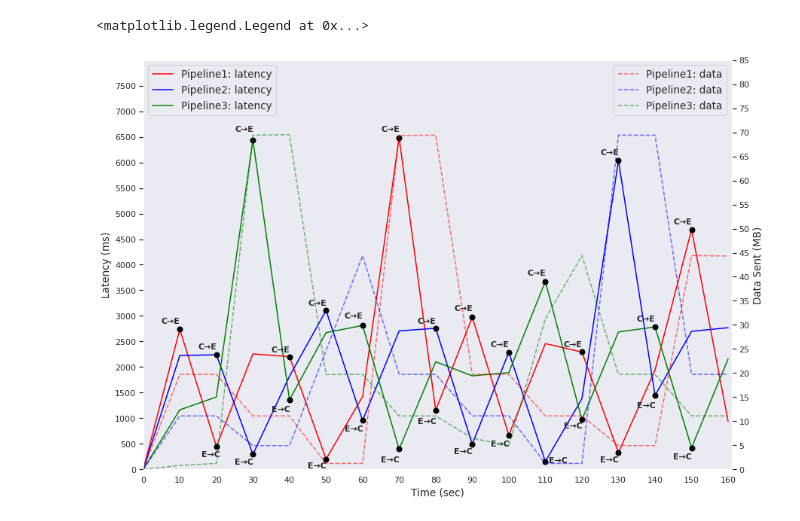
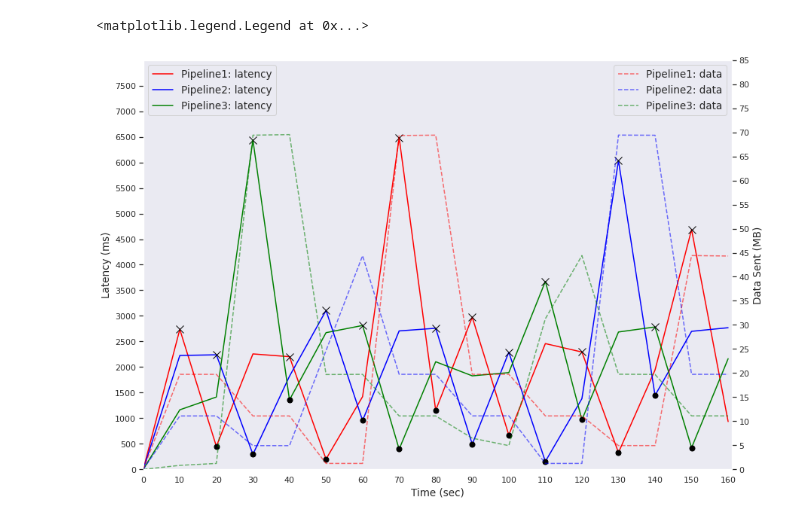
Before and after one commit to LBacchiani/birex_orchestrator, a Jupyter notebook: multiple_pipeline.ipynb, the cells around one changed output. Cells and saved outputs as stored; diff of their text form; code cells hidden in the pictures.

```diff
--- a/multiple_pipeline.ipynb
+++ b/multiple_pipeline.ipynb
@@ -363,113 +282,116 @@ l3 = ax.plot(
 
 
 ###swap points#####
+
+# x (cloud -> edge) o (edge -> cloud)
+
 ms = 7
-ax.plot(1, 2736, linewidth=100, marker="o", markersize=ms, markeredgecolor="black", markerfacecolor="black", zorder=10000)
-ax.text(0.5, 2850, "C\u2192E", fontsize=11, fontweight='bold', zorder=100000)
+ax.plot(1, 2736, linewidth=100000, marker="x", markersize=ms+3, markeredgecolor="black", markerfacecolor="black", zorder=10000)
+#ax.text(0.5, 2850, "C\u2192E", fontsize=11, fontweight='bold', zorder=100000)
 
 ax.plot(2, 448.5, linewidth=100, marker="o", markersize=ms, markeredgecolor="black", markerfacecolor="black", zorder=10000)
-ax.text(1.6, 250, "E\u2192C", fontsize=11, fontweight='bold', zorder=100000)
+#ax.text(1.6, 250, "E\u2192C", fontsize=11, fontweight='bold', zorder=100000)
 
-ax.plot(2, 2239, linewidth=100, marker="o", markersize=ms, markeredgecolor="black", markerfacecolor="black", zorder=10000)
-ax.text(1.5, 2350, "C\u2192E", fontsize=11, fontweight='bold', zorder=100000)
+ax.plot(2, 2239, linewidth=100, marker="x", markersize=ms+3, markeredgecolor="black", markerfacecolor="black", zorder=10000)
+#ax.text(1.5, 2350, "C\u2192E", fontsize=11, fontweight='bold', zorder=100000)
 
 ax.plot(3, 293.5, linewidth=100, marker="o", markersize=ms, markeredgecolor="black", markerfacecolor="black", zorder=10000)
-ax.text(2.5, 100, "E\u2192C", fontsize=11, fontweight='bold', zorder=100000)
+#ax.text(2.5, 100, "E\u2192C", fontsize=11, fontweight='bold', zorder=100000)
 
-ax.plot(3, 6436.5, linewidth=100, marker="o", markersize=ms, markeredgecolor="black", markerfacecolor="black", zorder=10000)
-ax.text(2.5, 6600, "C\u2192E", fontsize=11, fontweight='bold', zorder=100000)
+ax.plot(3, 6436.5, linewidth=100, marker="x", markersize=ms+3, markeredgecolor="black", markerfacecolor="black", zorder=10000)
+#ax.text(2.5, 6600, "C\u2192E", fontsize=11, fontweight='bold', zorder=100000)
 
 ax.plot(4, 1358, linewidth=100, marker="o", markersize=ms, markeredgecolor="black", markerfacecolor="black", zorder=10000)
-ax.text(3.5, 1130, "E\u2192C", fontsize=11, fontweight='bold', zorder=100000)
+#ax.text(3.5, 1130, "E\u2192C", fontsize=11, fontweight='bold', zorder=100000)
 
-ax.plot(4, 2202, linewidth=100, marker="o", markersize=ms, markeredgecolor="black", markerfacecolor="black", zorder=10000)
-ax.text(3.5, 2300, "C\u2192E", fontsize=11, fontweight='bold', zorder=100000)
+ax.plot(4, 2202, linewidth=100, marker="x", markersize=ms+3, markeredgecolor="black", markerfacecolor="black", zorder=10000)
+#ax.text(3.5, 2300, "C\u2192E", fontsize=11, fontweight='bold', zorder=100000)
 
 ax.plot(5, 200.5, linewidth=100, marker="o", markersize=ms, markeredgecolor="black", markerfacecolor="black", zorder=10000)
-ax.text(4.5, 20, "E\u2192C", fontsize=11, fontweight='bold', zorder=100000)
+#ax.text(4.5, 20, "E\u2192C", fontsize=11, fontweight='bold', zorder=100000)
 
-ax.plot(5, 3106, linewidth=100, marker="o", markersize=ms, markeredgecolor="black", markerfacecolor="black", zorder=10000)
-ax.text(4.5, 3200, "C\u2192E", fontsize=11, fontweight='bold', zorder=100000)
+ax.plot(5, 3106, linewidth=100, marker="x", markersize=ms+3, markeredgecolor="black", markerfacecolor="black", zorder=10000)
+#ax.text(4.5, 3200, "C\u2192E", fontsize=11, fontweight='bold', zorder=100000)
 
 ax.plot(6, 954.5, linewidth=100, marker="o", markersize=ms, markeredgecolor="black", markerfacecolor="black", zorder=10000)
-ax.text(5.5, 750, "E\u2192C", fontsize=11, fontweight='bold', zorder=100000)
+#ax.text(5.5, 750, "E\u2192C", fontsize=11, fontweight='bold', zorder=100000)
 
-ax.plot(6, 2812.75, linewidth=100, marker="o", markersize=ms, markeredgecolor="black", markerfacecolor="black", zorder=10000)
-ax.text(5.5, 2950, "C\u2192E", fontsize=11, fontweight='bold', zorder=100000)
+ax.plot(6, 2812.75, linewidth=100, marker="x", markersize=ms+3, markeredgecolor="black", markerfacecolor="black", zorder=10000)
+#ax.text(5.5, 2950, "C\u2192E", fontsize=11, fontweight='bold', zorder=100000)
 
 ax.plot(7, 394.5, linewidth=100, marker="o", markersize=ms, markeredgecolor="black", markerfacecolor="black", zorder=10000)
-ax.text(6.5, 150, "E\u2192C", fontsize=11, fontweight='bold', zorder=100000)
+#ax.text(6.5, 150, "E\u2192C", fontsize=11, fontweight='bold', zorder=100000)
 
-ax.plot(7, 6482, linewidth=100, marker="o", markersize=ms, markeredgecolor="black", markerfacecolor="black", zorder=10000)
-ax.text(6.5, 6600, "C\u2192E", fontsize=11, fontweight='bold', zorder=100000)
+ax.plot(7, 6482, linewidth=100, marker="x", markersize=ms+3, markeredgecolor="black", markerfacecolor="black", zorder=10000)
+#ax.text(6.5, 6600, "C\u2192E", fontsize=11, fontweight='bold', zorder=100000)
 
 ax.plot(8, 1154, linewidth=100, marker="o", markersize=ms, markeredgecolor="black", markerfacecolor="black", zorder=10000)
-ax.text(7.5, 900, "E\u2192C", fontsize=11, fontweight='bold', zorder=100000)
+#ax.text(7.5, 900, "E\u2192C", fontsize=11, fontweight='bold', zorder=100000)
 
-ax.plot(8, 2758.25, linewidth=100, marker="o", markersize=ms, markeredgecolor="black", markerfacecolor="black", zorder=10000)
-ax.text(7.5, 2850, "C\u2192E", fontsize=11, fontweight='bold', zorder=100000)
+ax.plot(8, 2758.25, linewidth=100, marker="x", markersize=ms+3, markeredgecolor="black", markerfacecolor="black", zorder=10000)
+#ax.text(7.5, 2850, "C\u2192E", fontsize=11, fontweight='bold', zorder=100000)
 
 ax.plot(9, 492, linewidth=100, marker="o", markersize=ms, markeredgecolor="black", markerfacecolor="black", zorder=10000)
-ax.text(8.5, 300, "E\u2192C", fontsize=11, fontweight='bold', zorder=100000)
+#ax.text(8.5, 300, "E\u2192C", fontsize=11, fontweight='bold', zorder=100000)
 
-ax.plot(9, 2975, linewidth=100, marker="o", markersize=ms, markeredgecolor="black", markerfacecolor="black", zorder=10000)
-ax.text(8.5, 3100, "C\u2192E", fontsize=11, fontweight='bold', zorder=100000)
+ax.plot(9, 2975, linewidth=100, marker="x", markersize=ms+3, markeredgecolor="black", markerfacecolor="black", zorder=10000)
+#ax.text(8.5, 3100, "C\u2192E", fontsize=11, fontweight='bold', zorder=100000)
 
 ax.plot(10, 671.5, linewidth=100, marker="o", markersize=ms, markeredgecolor="black", markerfacecolor="black", zorder=10000)
-ax.text(9.5, 450, "E\u2192C", fontsize=11, fontweight='bold', zorder=100000)
+#ax.text(9.5, 450, "E\u2192C", fontsize=11, fontweight='bold', zorder=100000)
 
-ax.plot(10, 2290, linewidth=100, marker="o", markersize=ms, markeredgecolor="black", markerfacecolor="black", zorder=10000)
-ax.text(9.5, 2400, "C\u2192E", fontsize=11, fontweight='bold', zorder=100000)
+ax.plot(10, 2290, linewidth=100, marker="x", markersize=ms+3, markeredgecolor="black", markerfacecolor="black", zorder=10000)
+#ax.text(9.5, 2400, "C\u2192E", fontsize=11, fontweight='bold', zorder=100000)
 
 ax.plot(11, 154, linewidth=100, marker="o", markersize=ms, markeredgecolor="black", markerfacecolor="black", zorder=10000)
-ax.text(11.1, 130, "E\u2192C", fontsize=11, fontweight='bold', zorder=100000)
+#ax.text(11.1, 130, "E\u2192C", fontsize=11, fontweight='bold', zorder=100000)
 
-ax.plot(11, 3674, linewidth=100, marker="o", markersize=ms, markeredgecolor="black", markerfacecolor="black", zorder=10000)
-ax.text(10.5, 3800, "C\u2192E", fontsize=11, fontweight='bold', zorder=100000)
+ax.plot(11, 3674, linewidth=100, marker="x", markersize=ms+3, markeredgecolor="black", markerfacecolor="black", zorder=10000)
+#ax.text(10.5, 3800, "C\u2192E", fontsize=11, fontweight='bold', zorder=100000)
 
 ax.plot(12, 969, linewidth=100, marker="o", markersize=ms, markeredgecolor="black", markerfacecolor="black", zorder=10000)
-ax.text(11.5, 800, "E\u2192C", fontsize=11, fontweight='bold', zorder=100000)
+#ax.text(11.5, 800, "E\u2192C", fontsize=11, fontweight='bold', zorder=100000)
 
-ax.plot(12, 2293, linewidth=100, marker="o", markersize=ms, markeredgecolor="black", markerfacecolor="black", zorder=10000)
-ax.text(11.5, 2400, "C\u2192E", fontsize=11, fontweight='bold', zorder=100000)
+ax.plot(12, 2293, linewidth=100, marker="x", markersize=ms+3, markeredgecolor="black", markerfacecolor="black", zorder=10000)
+#ax.text(11.5, 2400, "C\u2192E", fontsize=11, fontweight='bold', zorder=100000)
 
 ax.plot(13, 328, linewidth=100, marker="o", markersize=ms, markeredgecolor="black", markerfacecolor="black", zorder=10000)
-ax.text(12.5, 150, "E\u2192C", fontsize=11, fontweight='bold', zorder=100000)
+#ax.text(12.5, 150, "E\u2192C", fontsize=11, fontweight='bold', zorder=100000)
 
-ax.plot(13, 6035.5, linewidth=100, marker="o", markersize=ms, markeredgecolor="black", markerfacecolor="black", zorder=10000)
-ax.text(12.5, 6150, "C\u2192E", fontsize=11, fontweight='bold', zorder=100000)
+ax.plot(13, 6035.5, linewidth=100, marker="x", markersize=ms+3, markeredgecolor="black", markerfacecolor="black", zorder=10000)
+#ax.text(12.5, 6150, "C\u2192E", fontsize=11, fontweight='bold', zorder=100000)
 
 ax.plot(14, 1445, linewidth=100, marker="o", markersize=ms, markeredgecolor="black", markerfacecolor="black", zorder=10000)
-ax.text(13.5, 1200, "E\u2192C", fontsize=11, fontweight='bold', zorder=100000)
+#ax.text(13.5, 1200, "E\u2192C", fontsize=11, fontweight='bold', zorder=100000)
 
-ax.plot(14, 2783.6, linewidth=100, marker="o", markersize=ms, markeredgecolor="black", markerfacecolor="black", zorder=10000)
-ax.text(13.5, 2900, "C\u2192E", fontsize=11, fontweight='bold', zorder=100000)
+ax.plot(14, 2783.6, linewidth=100, marker="x", markersize=ms+3, markeredgecolor="black", markerfacecolor="black", zorder=10000)
+#ax.text(13.5, 2900, "C\u2192E", fontsize=11, fontweight='bold', zorder=100000)
 
 ax.plot(15, 423.5, linewidth=100, marker="o", markersize=ms, markeredgecolor="black", markerfacecolor="black", zorder=10000)
-ax.text(14.5, 200, "E\u2192C", fontsize=11, fontweight='bold', zorder=100000)
+#ax.text(14.5, 200, "E\u2192C", fontsize=11, fontweight='bold', zorder=100000)
 
-ax.plot(15, 4686, linewidth=100, marker="o", markersize=ms, markeredgecolor="black", markerfacecolor="black", zorder=10000)
-ax.text(14.5, 4800, "C\u2192E", fontsize=11, fontweight='bold', zorder=100000)
+ax.plot(15, 4686, linewidth=100, marker="x", markersize=ms+3, markeredgecolor="black", markerfacecolor="black", zorder=10000)
+#ax.text(14.5, 4800, "C\u2192E", fontsize=11, fontweight='bold', zorder=100000)
 
 # set ticks and labels
 ax.set_xlabel('Time (sec)', fontsize=13.5)
 ax.set_xticks(range(0, 17))
 ax.set_xticklabels([x for x in range(0, 170, 10)])
 
 # background ticks and labels
 ax.set_yticks(range(0, 8000, 500))
 ax_background.set_yticks(range(0, 90, 5))
 ax.set_xlim(0, 16.1)
 ax.set_ylim(-.0001, 8000)
 ax_background.set_ylim(-.0001, 85)
 ax.set_ylabel('Latency (ms)', fontsize=13.5)
 ax_background.set_ylabel('Data Sent (MB)', fontsize=13.5)
 
 # legend settings
 ax.legend(loc='upper left', ncol=1, frameon=True, fontsize=13.5)
 ax_background.legend(loc='upper right', ncol=1, frameon=True, fontsize=13.5)
 # %% [output]
 <matplotlib.legend.Legend at 0x...>
-[figure, old version]
+[figure, new version]
 # %%
 fig.savefig(f'images/policy_latency_based.pdf', dpi=100)
```
Also changed, not shown: parts of 5 cells of this notebook, 2 other files.
